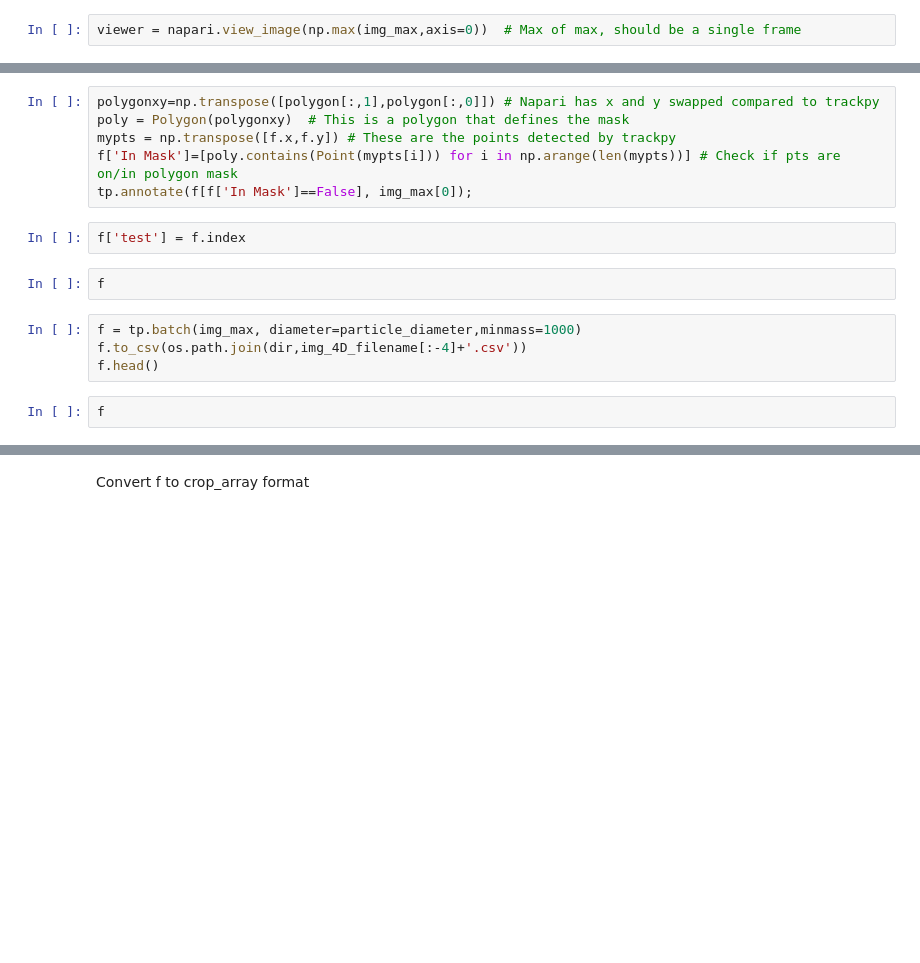
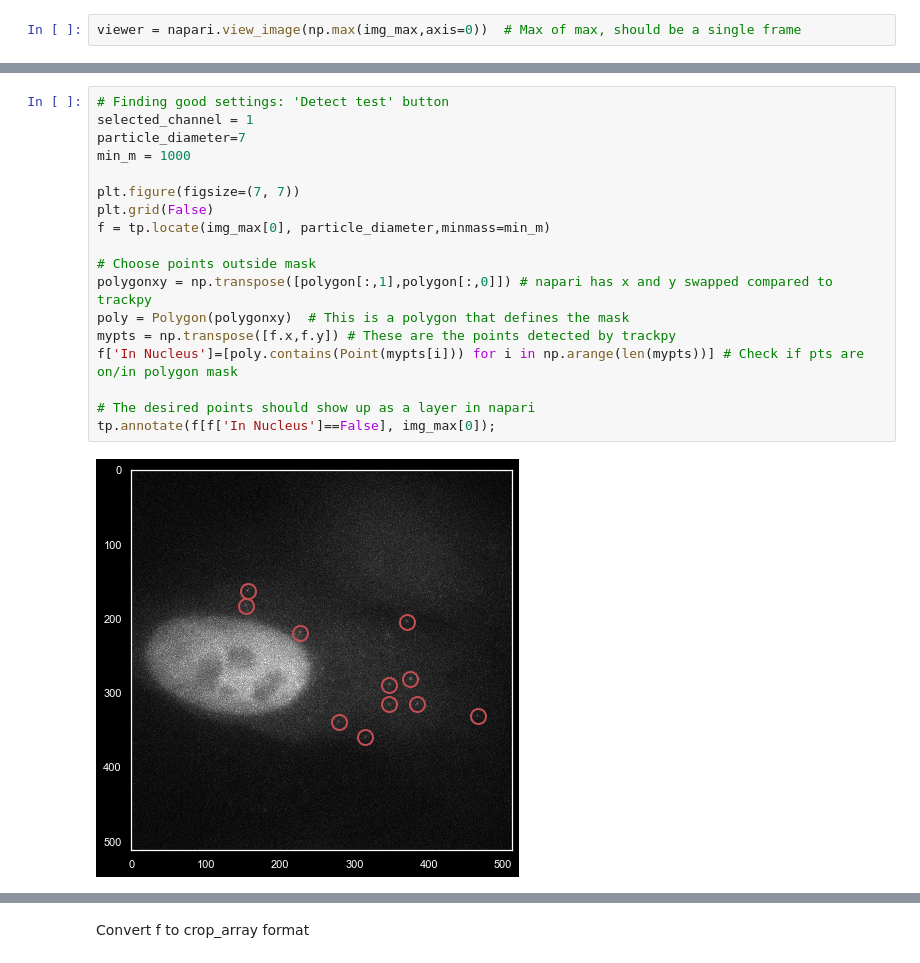
Before and after one commit to Colorado-State-University-Stasevich-Lab/croparray, a Jupyter notebook: notebooks/ToolDevelopment_Harringtonine_Morisaki.ipynb, the cells around one changed output, grey strips where cells are left out. Cells and saved outputs as stored; diff of their text form; blank space fills up the shorter version.

```diff
--- a/notebooks/ToolDevelopment_Harringtonine_Morisaki.ipynb
+++ b/notebooks/ToolDevelopment_Harringtonine_Morisaki.ipynb
@@ -206,16 +122,20 @@ tp.annotate(f, img_max[0]);
 # %%
-polygonxy=np.transpose([polygon[:,1],polygon[:,0]]) # Napari has x and y swapped compared to trackpy
+# Finding good settings: 'Detect test' button
+selected_channel = 1
+particle_diameter=7
+min_m = 1000
+
+plt.figure(figsize=(7, 7))
+plt.grid(False)
+f = tp.locate(img_max[0], particle_diameter,minmass=min_m)
+
+# Choose points outside mask
+polygonxy = np.transpose([polygon[:,1],polygon[:,0]]) # napari has x and y swapped compared to trackpy
 poly = Polygon(polygonxy)  # This is a polygon that defines the mask
 mypts = np.transpose([f.x,f.y]) # These are the points detected by trackpy
-f['In Mask']=[poly.contains(Point(mypts[i])) for i in np.arange(len(mypts))] # Check if pts are on/in polygon mask
-tp.annotate(f[f['In Mask']==False], img_max[0]);
+f['In Nucleus']=[poly.contains(Point(mypts[i])) for i in np.arange(len(mypts))] # Check if pts are on/in polygon mask
+
+# The desired points should show up as a layer in napari
+tp.annotate(f[f['In Nucleus']==False], img_max[0]);
+# %% [output]
+[figure, added]
-# %%
-f['test'] = f.index
-# %%
-f
-# %%
-f = tp.batch(img_max, diameter=particle_diameter,minmass=1000)
-f.to_csv(os.path.join(dir,img_4D_filename[:-4]+'.csv'))
-f.head()
-# %%
-f
```
Also changed, not shown: parts of 46 cells of this notebook.
